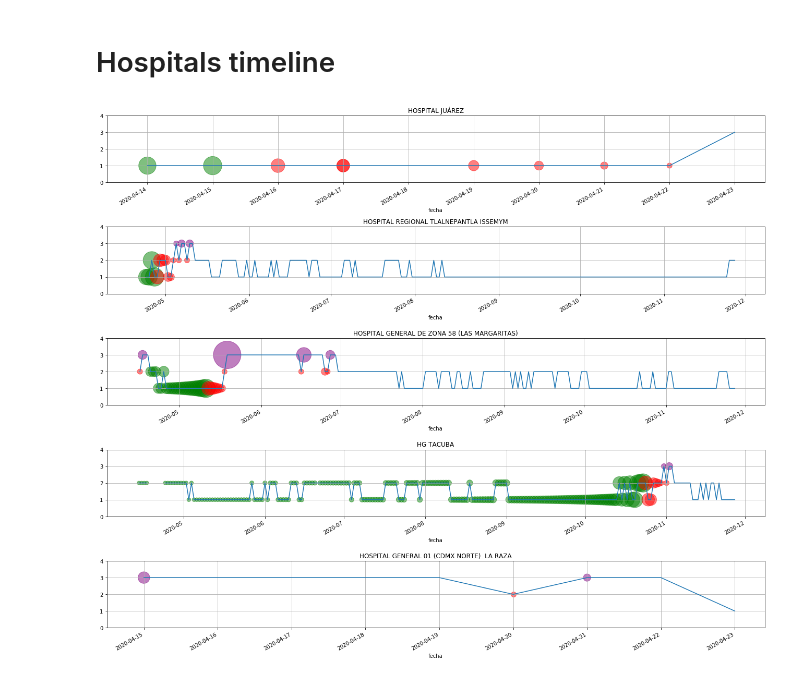
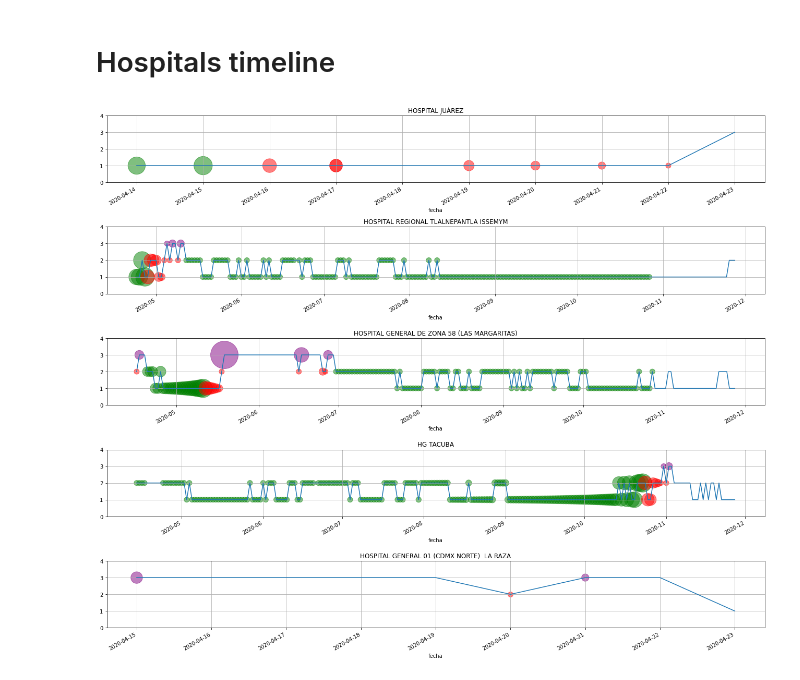
Before and after one commit to dhdzmota/omath_mota_rulo, a Jupyter notebook: notebooks/capacidad_hospitalaria.ipynb, the cells around one changed output. Saved outputs shown, nothing was run; the diff lists cells and outputs as text; code cells hidden in the pictures.

```diff
--- a/notebooks/capacidad_hospitalaria.ipynb
+++ b/notebooks/capacidad_hospitalaria.ipynb
@@ -125,31 +145,33 @@ for it, hospital in enumerate(sample_hospitals):
         alpha=.5)
 
 
     binary_color = {
         1: 'red',
         0: 'green'}
     weight_importance = {
         1: 'days_to_peak',
         0: 'days_to_peak_inv'
     }
     for is_peak_in_next_n, is_peak_in_next_n_data in hospital_days_to_peak_data.groupby(target_name):
         s = is_peak_in_next_n_data[
             weight_importance[is_peak_in_next_n]]
 
         if is_peak_in_next_n == 0:
              s *= 10000
         else:
             s *= 100
 
+        s = s.clip(100, np.inf)
+
         ax[it].scatter(
             x=is_peak_in_next_n_data['fecha'].apply(date2num),
             y=is_peak_in_next_n_data['estatus_capacidad_uci_ordinal'],
             s=s,
             alpha=.5,
             color=binary_color[is_peak_in_next_n])
 
     ax[it].set_ylim(0, 4)
 
 fig.set_tight_layout('tight')
 # %% [output]
-[figure, old version]
+[figure, new version]
```
Also changed, not shown: parts of 8 cells of this notebook, 5 other files.
